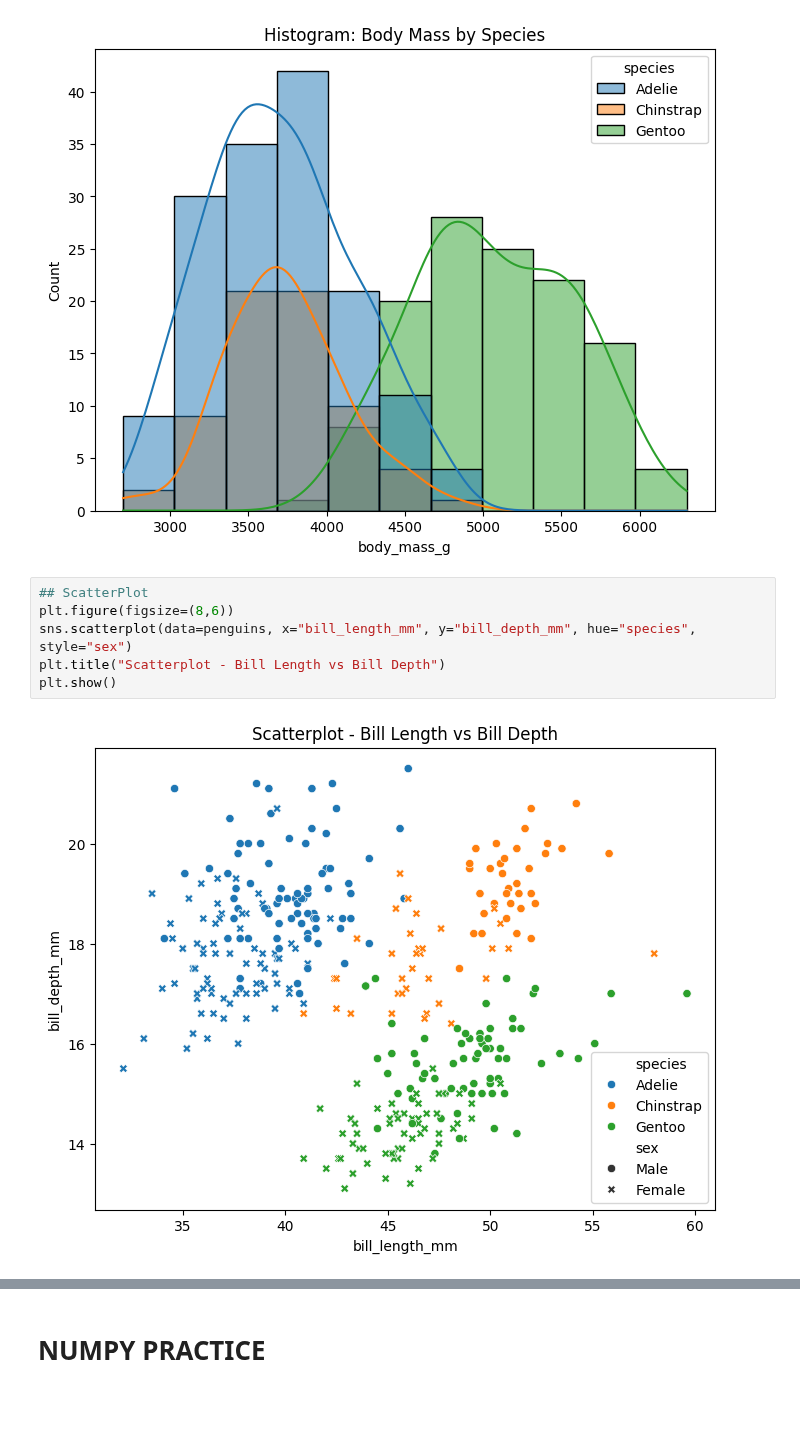
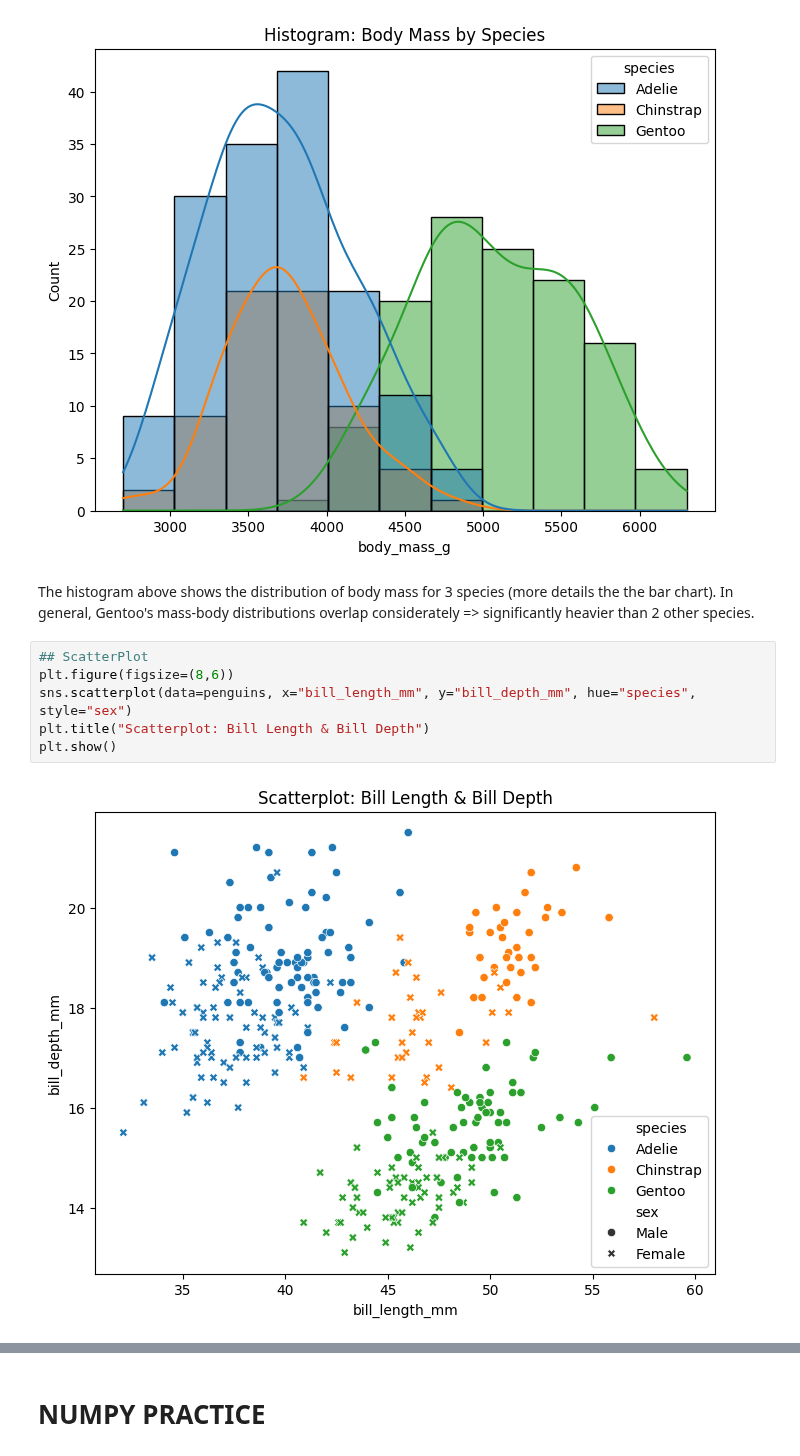
Before and after one commit to wuindapoet/PythonPractice, a Jupyter notebook: Practice_Python_for_AI_.ipynb, the cells around one changed output, grey strips where cells are left out. Drawn from its saved outputs; the diff is of its cells as text; blank space fills up the shorter version.

```diff
--- a/Practice_Python_for_AI_.ipynb
+++ b/Practice_Python_for_AI_.ipynb
@@ -257,11 +264,13 @@ plt.title("Histogram: Body Mass by Species")
 plt.show()
 # %% [output]
 [figure]
+# %% [markdown]
+The histogram above shows the distribution of body mass for 3 species (more details the the bar chart). In general, Gentoo's mass-body distributions overlap considerately => significantly heavier than 2 other species.
 # %%
 ## ScatterPlot
 plt.figure(figsize=(8,6))
 sns.scatterplot(data=penguins, x="bill_length_mm", y="bill_depth_mm", hue="species", style="sex")
-plt.title("Scatterplot - Bill Length vs Bill Depth")
+plt.title("Scatterplot: Bill Length & Bill Depth")
 plt.show()
 # %% [output]
-[figure, old version]
+[figure, new version]
```
Also changed, not shown: parts of 29 cells of this notebook.
